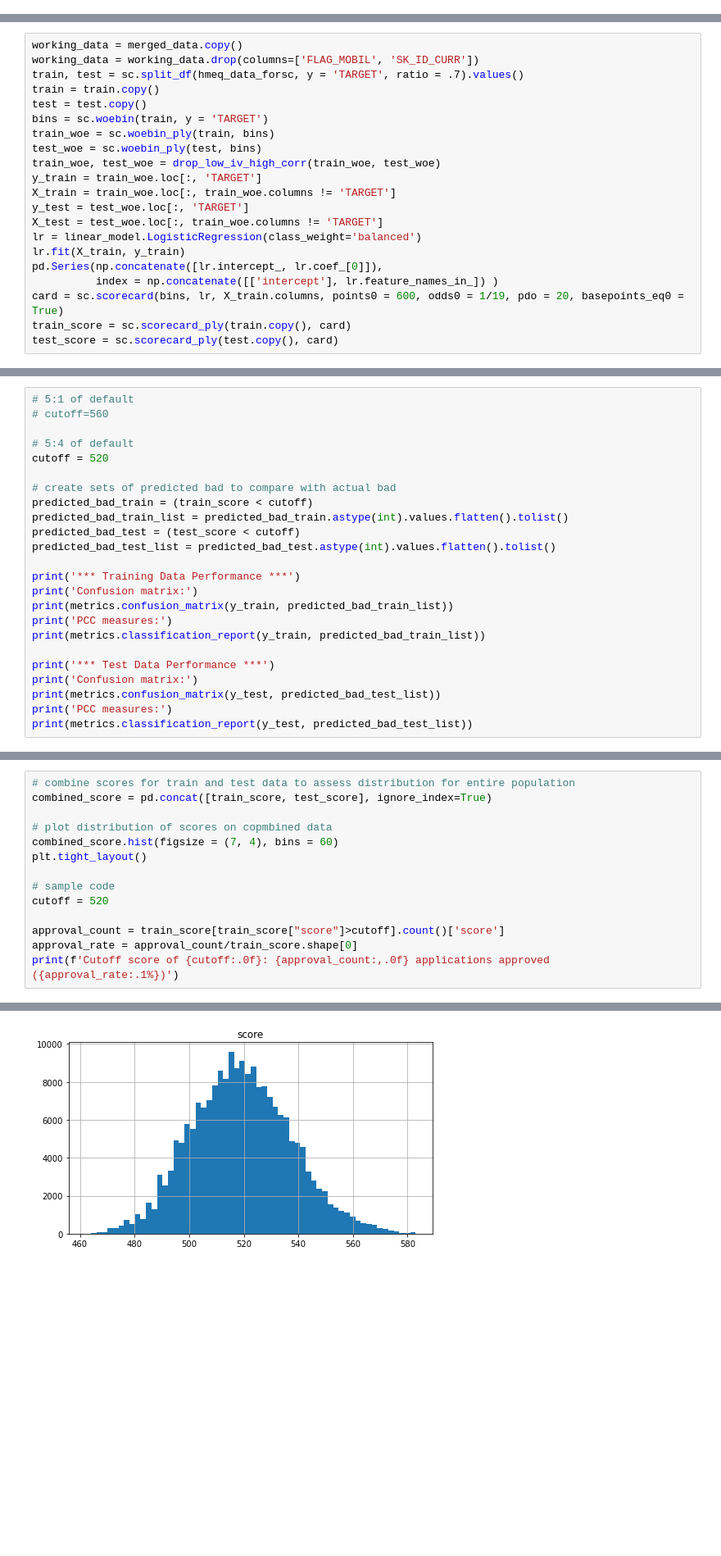
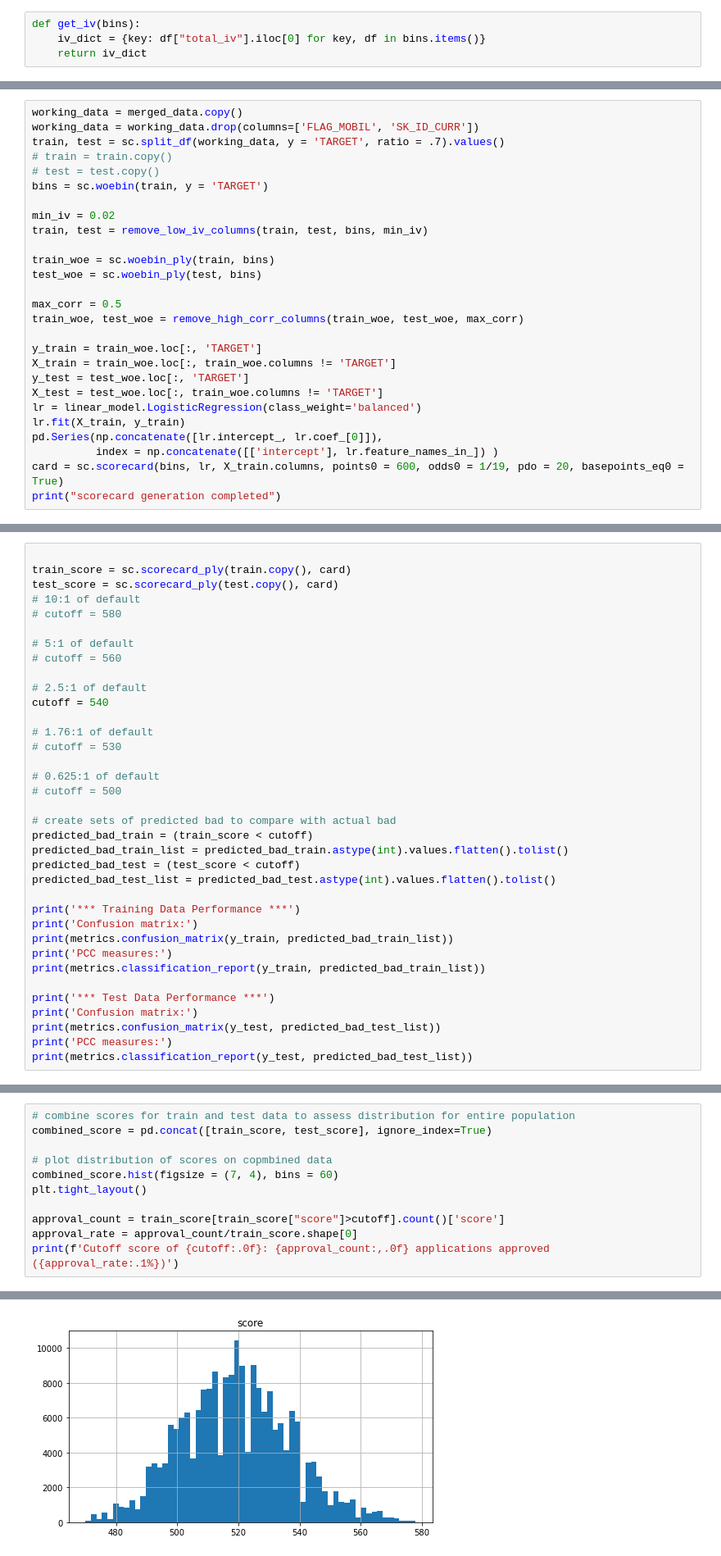
Before and after one commit to faezlatiff/scorecard, a Jupyter notebook: Working Scorecard.ipynb, the cells around one changed output, grey strips where cells are left out. Shown at 82% size. Drawn from its saved outputs; the diff is of its cells as text; blank space fills up the shorter version.

```diff
--- a/Working Scorecard.ipynb
+++ b/Working Scorecard.ipynb
@@ -103,0 +78,4 @@ merged_data = app_filtered.merge(bureau_aggregated, on='SK_ID_CURR', how='left')
+# %%
+def get_iv(bins):
+    iv_dict = {key: df["total_iv"].iloc[0] for key, df in bins.items()}
+    return iv_dict
@@ -104,13 +115,20 @@ merged_data = app_filtered.merge(bureau_aggregated, on='SK_ID_CURR', how='left')
 # %%
 working_data = merged_data.copy()
 working_data = working_data.drop(columns=['FLAG_MOBIL', 'SK_ID_CURR'])
-train, test = sc.split_df(hmeq_data_forsc, y = 'TARGET', ratio = .7).values()
-train = train.copy()
-test = test.copy()
+train, test = sc.split_df(working_data, y = 'TARGET', ratio = .7).values()
+# train = train.copy()
+# test = test.copy()
 bins = sc.woebin(train, y = 'TARGET')
+
+min_iv = 0.02
+train, test = remove_low_iv_columns(train, test, bins, min_iv)
+
 train_woe = sc.woebin_ply(train, bins)
 test_woe = sc.woebin_ply(test, bins)
-train_woe, test_woe = drop_low_iv_high_corr(train_woe, test_woe)
+
+max_corr = 0.5
+train_woe, test_woe = remove_high_corr_columns(train_woe, test_woe, max_corr)
+
 y_train = train_woe.loc[:, 'TARGET']
 X_train = train_woe.loc[:, train_woe.columns != 'TARGET']
 y_test = test_woe.loc[:, 'TARGET']
@@ -120,8 +138,7 @@ lr.fit(X_train, y_train)
 pd.Series(np.concatenate([lr.intercept_, lr.coef_[0]]),
           index = np.concatenate([['intercept'], lr.feature_names_in_]) )
 card = sc.scorecard(bins, lr, X_train.columns, points0 = 600, odds0 = 1/19, pdo = 20, basepoints_eq0 = True)
-train_score = sc.scorecard_ply(train.copy(), card)
-test_score = sc.scorecard_ply(test.copy(), card)
+print("scorecard generation completed")
 # %% [output]
 [INFO] creating woe binning ...
 Binning on 142046 rows and 26 columns in 00:00:19
@@ -174,9 +150,21 @@ def drop_low_iv_high_corr(train_woe, test_woe):
 # %%
+
+train_score = sc.scorecard_ply(train.copy(), card)
+test_score = sc.scorecard_ply(test.copy(), card)
+# 10:1 of default
+# cutoff = 580
+
 # 5:1 of default
-# cutoff=560
+# cutoff = 560
 
-# 5:4 of default
-cutoff = 520
+# 2.5:1 of default
+cutoff = 540
+
+# 1.76:1 of default
+# cutoff = 530
+
+# 0.625:1 of default
+# cutoff = 500
 
 # create sets of predicted bad to compare with actual bad
 predicted_bad_train = (train_score < cutoff)
@@ -221,9 +209,6 @@ combined_score = pd.concat([train_score, test_score], ignore_index=True)
 combined_score.hist(figsize = (7, 4), bins = 60)
 plt.tight_layout()
 
-# sample code
-cutoff = 520
-
 approval_count = train_score[train_score["score"]>cutoff].count()['score']
 approval_rate = approval_count/train_score.shape[0]
 print(f'Cutoff score of {cutoff:.0f}: {approval_count:,.0f} applications approved ({approval_rate:.1%})')
@@ -232,2 +217,2 @@ Cutoff score of 520: 65,185 applications approved (45.9%)
-[figure, old version]
+[figure, new version]
 # %%
```
Also changed, not shown: parts of 17 cells of this notebook, 1 other file.
